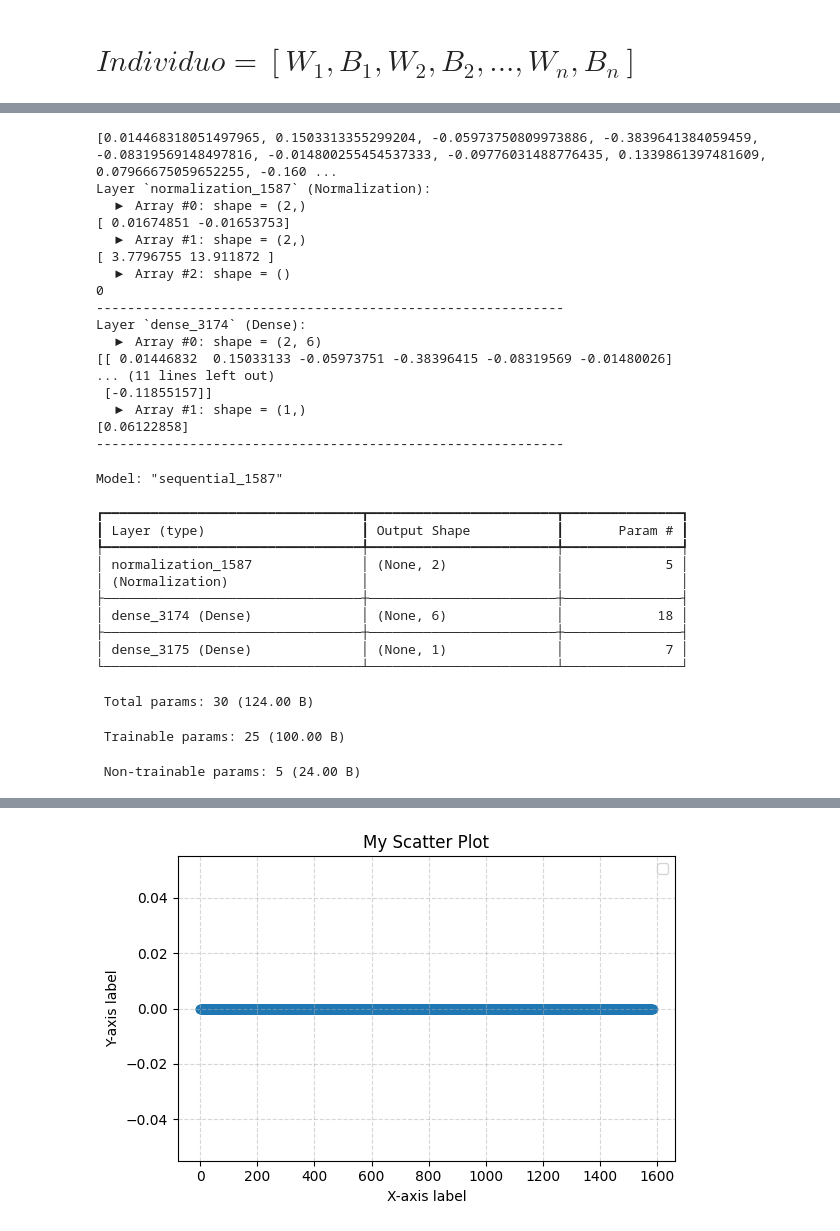
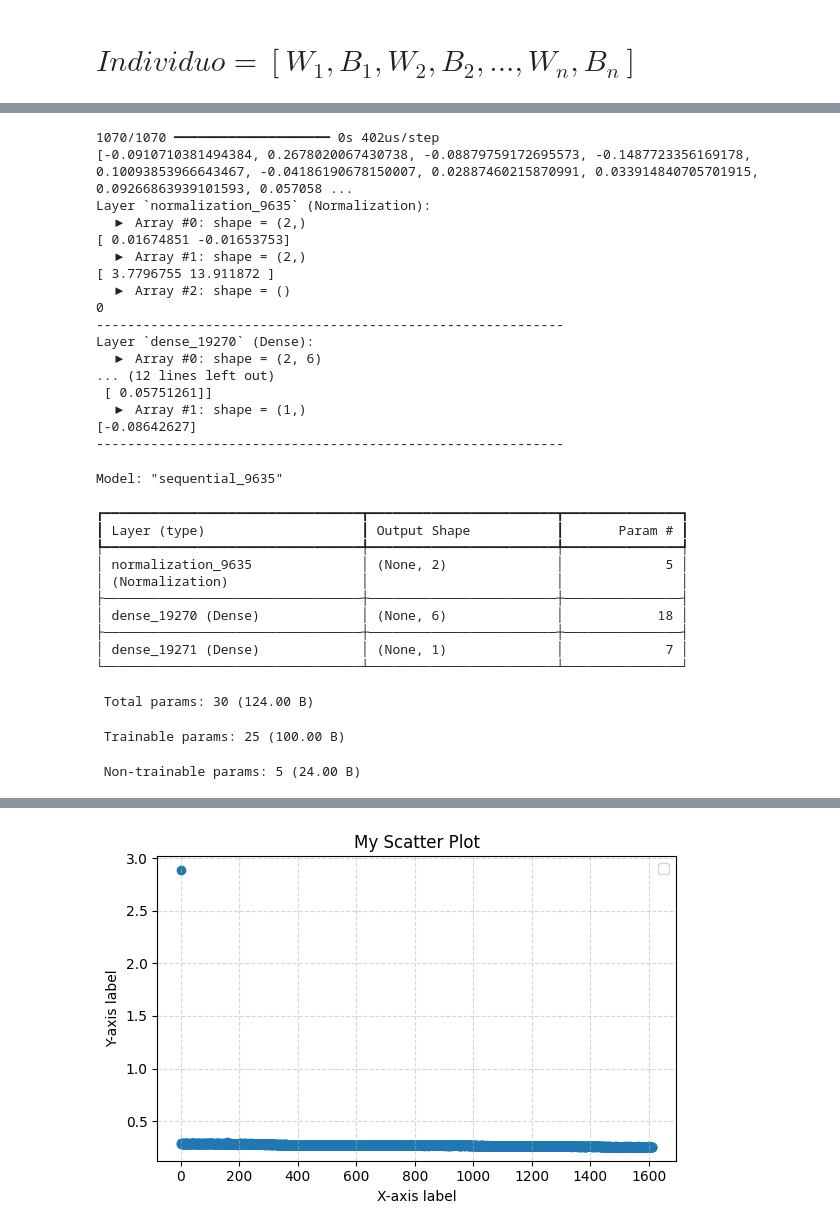
Before and after one commit to Bernal1229/proyectofinalIA, a Jupyter notebook: Proyecto IA.ipynb, the cells around one changed output, grey strips where cells are left out. Cells and saved outputs as stored; diff of their text form; code cells hidden in the pictures.

Commit message:
Se corrigiern errores del Fitness Function

```diff
--- a/Proyecto IA.ipynb
+++ b/Proyecto IA.ipynb
@@ -316,19 +317,28 @@ def Fitness_Function(individual, train_dataset, batch_size, step, tuner):
 
     model = WeightsPlacer(individual=individual, tuner=tuner)
 
-    N = len(train_dataset)
-    if step > N-1:
-        skip_step = step % N
-    else:
-        skip_step = step
+    # N = len(train_dataset)
+    # if step > N-1:
+    #     skip_step = step % N
+    # else:
+    #     skip_step = step
 
 
-    ds_batch = train_dataset.skip(skip_step).take(1)
-    x_batch, y_batch = next(iter(ds_batch))
+    # ds_batch = train_dataset.skip(skip_step).take(1)
+    # x_batch, y_batch = next(iter(ds_batch))
 
+    full_dataset = train_dataset.unbatch().batch(len(X_train))  # o el tamaño total de tu dataset
+    x_batch, y_batch = next(iter(full_dataset))
 
-    mae_per_batch = np.abs(model.predict(tf.squeeze(x_batch)) - y_batch)
-
-    Average_training_torque = int(np.mean(mae_per_batch))
+    # print(y_batch)
+    mae_per_batch = np.abs(model.predict(x_batch) - y_batch)
+    Average_training_torque = np.mean(mae_per_batch)
     errors.append(Average_training_torque)
+    # print(Average_training_torque)
     return (Average_training_torque,)
+# %%
+#Prueba de Funcion de Fitness
+
+individual = np.random.uniform(0, 1, 25).tolist()
+
+Fitness_Function(individual, train_dataset, batch_size, 1, tuner)
@@ -481,5 +494,6 @@ evolved_population, logbook = Training_Loop(
 # %%
-best_individual = tools.selBest(evolved_population, k=1)[0]
+best_individual = hof[0]
+Fitness_Function(best_individual, train_dataset, batch_size, 1, tuner)
 print(best_individual)
 modelo_a_utilizar = WeightsPlacer(best_individual, tuner)
 print_model_weights(modelo_a_utilizar)
@@ -500,8 +514,9 @@ plt.grid(True, linestyle='--', alpha=0.5)
 plt.tight_layout()
 plt.show()
 # %% [output]
-[0.014468318051497965, 0.1503313355299204, -0.05973750809973886, -0.3839641384059459, -0.08319569148497816, -0.014800255454537333, -0.09776031488776435, 0.1339861397481609, 0.07966675059652255, -0.160 ...
-Layer `normalization_1587` (Normalization):
+1070/1070 ━━━━━━━━━━━━━━━━━━━━ 0s 402us/step
+[-0.0910710381494384, 0.2678020067430738, -0.08879759172695573, -0.1487723356169178, 0.10093853966643467, -0.04186190678150007, 0.02887460215870991, 0.033914840705701915, 0.09266863939101593, 0.057058 ...
+Layer `normalization_9635` (Normalization):
   ▶ Array #0: shape = (2,)
 [ 0.01674851 -0.01653753]
   ▶ Array #1: shape = (2,)
@@ -509,24 +524,23 @@ Layer `normalization_1587` (Normalization):
   ▶ Array #2: shape = ()
 0
 ------------------------------------------------------------
-Layer `dense_3174` (Dense):
+Layer `dense_19270` (Dense):
   ▶ Array #0: shape = (2, 6)
-[[ 0.01446832  0.15033133 -0.05973751 -0.38396415 -0.08319569 -0.01480026]
-... (11 lines left out)
- [-0.11855157]]
+... (12 lines left out)
+ [ 0.05751261]]
   ▶ Array #1: shape = (1,)
-[0.06122858]
+[-0.08642627]
 ------------------------------------------------------------
-Model: "sequential_1587"
+Model: "sequential_9635"
 ┏━━━━━━━━━━━━━━━━━━━━━━━━━━━━━━━━━┳━━━━━━━━━━━━━━━━━━━━━━━━┳━━━━━━━━━━━━━━━┓
 ┃ Layer (type)                    ┃ Output Shape           ┃       Param # ┃
 ┡━━━━━━━━━━━━━━━━━━━━━━━━━━━━━━━━━╇━━━━━━━━━━━━━━━━━━━━━━━━╇━━━━━━━━━━━━━━━┩
-│ normalization_1587              │ (None, 2)              │             5 │
+│ normalization_9635              │ (None, 2)              │             5 │
 │ (Normalization)                 │                        │               │
 ├─────────────────────────────────┼────────────────────────┼───────────────┤
-│ dense_3174 (Dense)              │ (None, 6)              │            18 │
+│ dense_19270 (Dense)             │ (None, 6)              │            18 │
 ├─────────────────────────────────┼────────────────────────┼───────────────┤
-│ dense_3175 (Dense)              │ (None, 1)              │             7 │
+│ dense_19271 (Dense)             │ (None, 1)              │             7 │
 └─────────────────────────────────┴────────────────────────┴───────────────┘
  Total params: 30 (124.00 B)
  Trainable params: 25 (100.00 B)
@@ -535,4 +549,4 @@ Test Loss: 0.29475268721580505, Test Mean Absolute Error: 0.29475268721580505
-[figure, old version]
+[figure, new version]
 # %%
 modelo_a_utilizar.predict((X_test))
 # %% [output]
```
Also changed, not shown: parts of 6 cells of this notebook.
